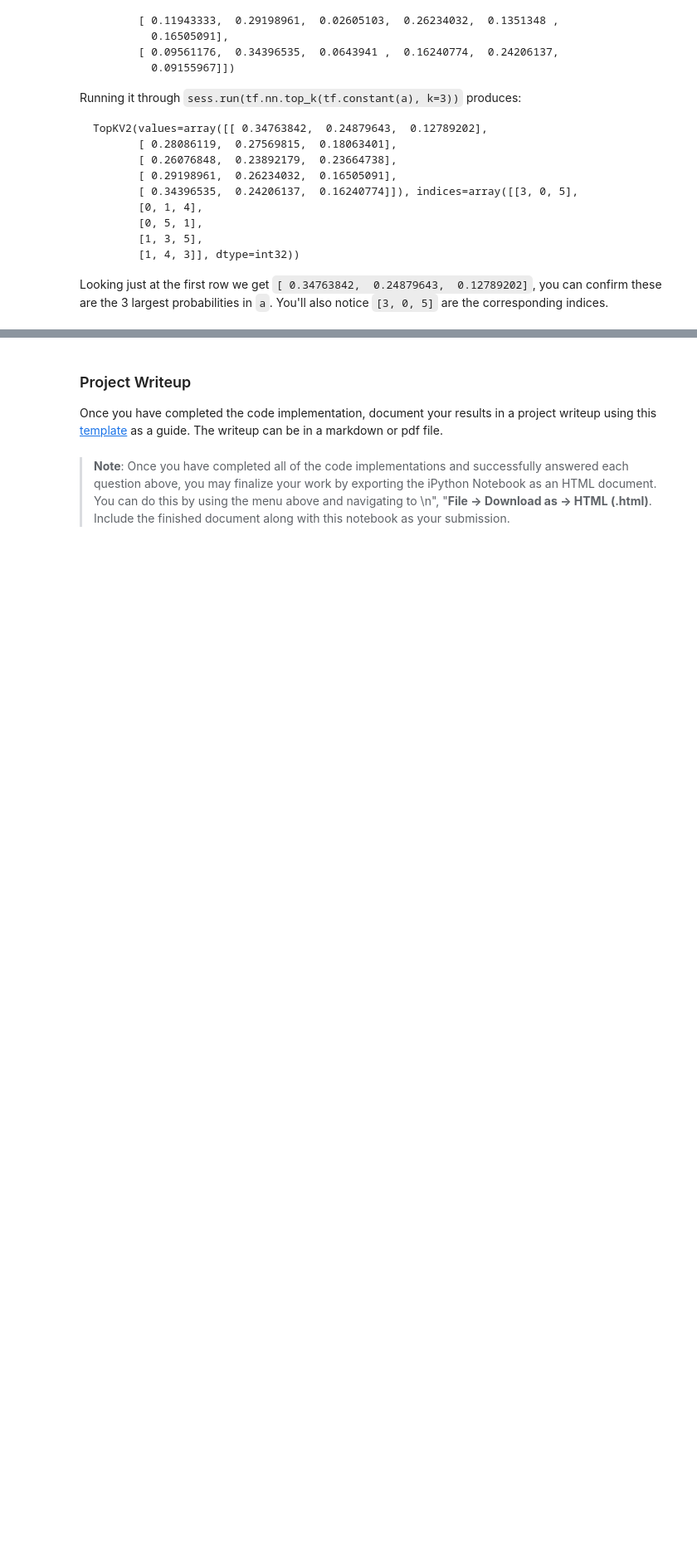
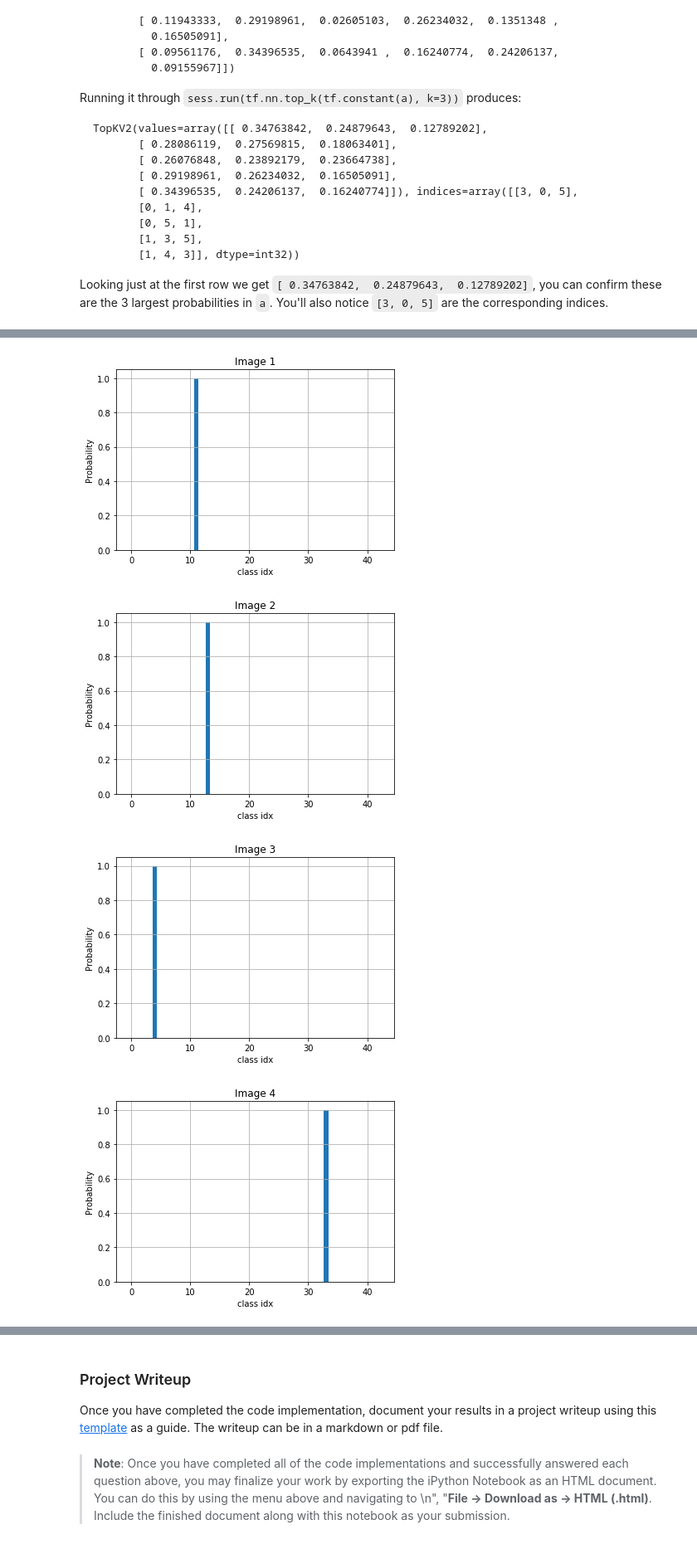
Before and after one commit to Quarke89/CarND-Traffic-Sign-Classifier-Project, a Jupyter notebook: Traffic_Sign_Classifier.ipynb, the cells around one changed output, grey strips where cells are left out. Shown at 83% size. Saved outputs shown, nothing was run; the diff lists cells and outputs as text; code cells hidden in the pictures; blank space fills up the shorter version.

Commit message:
final writeup

```diff
--- a/Traffic_Sign_Classifier.ipynb
+++ b/Traffic_Sign_Classifier.ipynb
@@ -596,8 +629,15 @@ for idx in range(output_prob.shape[0]):
 # %%
 for idx in range(output_prob.shape[0]):
     fig = plt.figure()
     plt.bar(np.arange(43), output_prob[idx,:])
     plt.grid()
-    plt.title('Image ' + str(idx))
+    plt.title('Image ' + str(idx+1))
     plt.ylabel('Probability')
     plt.xlabel('class idx')
+    if log_image:
+        fig.savefig('writeup/softmax_image' + str(idx+1) + '.jpg')
+# %% [output]
+[figure, added]
+[figure, added]
+[figure, added]
+[figure, added]
```
Also changed, not shown: parts of 12 cells of this notebook, 8 other files.
